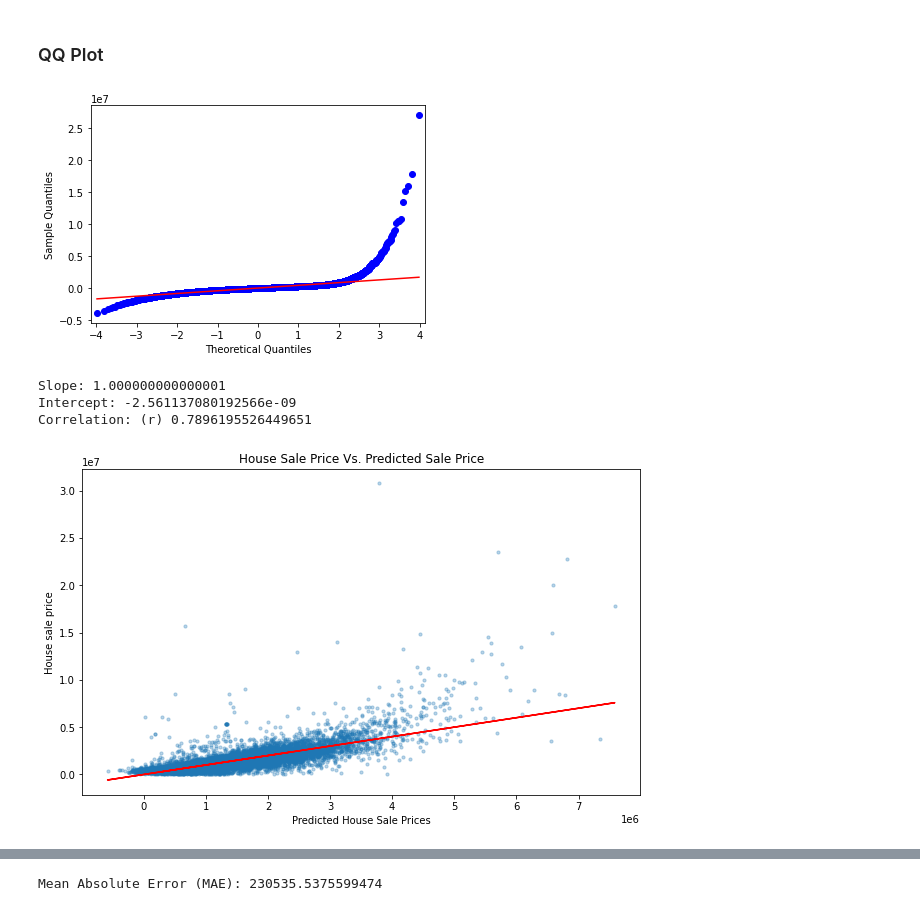
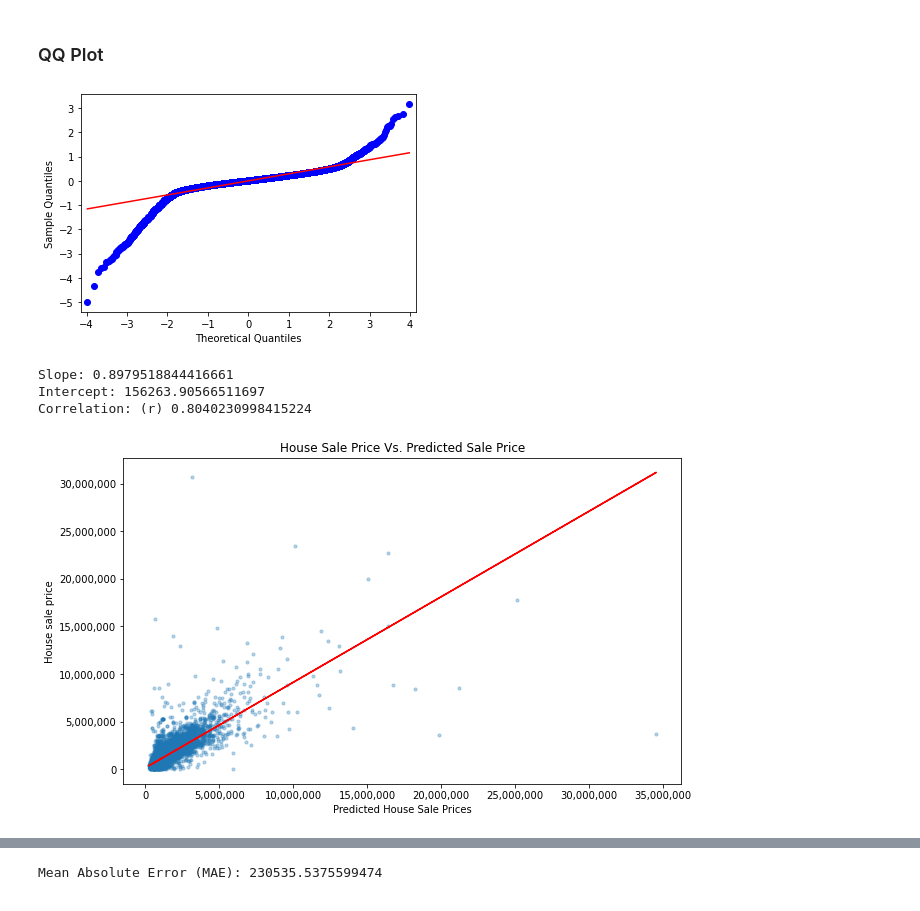
Before and after one commit to drykvf/Housing-Project, a Jupyter notebook: Final_notebook_draft.ipynb, the cells around one changed output, grey strips where cells are left out. Cells and saved outputs as stored; diff of their text form; code cells hidden in the pictures.

```diff
--- a/Final_notebook_draft.ipynb
+++ b/Final_notebook_draft.ipynb
@@ -198,6 +198,8 @@ def for_dummies(df,columns):
     if isinstance(columns, str):
         columns = [columns]
     for column in columns:
+        if isinstance(df[column], object) == False:
+            df[column] = df[column].astype(object)
         dropped = str(df[column].value_counts().idxmax())
         name_drop = column + '_' +dropped
         print(f'Dropped Column: {name_drop}')
@@ -206,8 +208,6 @@ def for_dummies(df,columns):
         df = df_dum
     return(df)
 # %%
-# Changing type of SCHDST for int to object
-df_clean['SCHDST'] = df_clean['SCHDST'].astype(object)
 dum_list = ['SCHDST','view', 'sewer_system']
 df_clean = for_dummies(df_clean, dum_list)
 # %% [output]
@@ -502,7 +501,7 @@ df_scale_1 = df_clean.copy()
 # seperate dummies and non-dummies, also drop out boolean values 'waterfront','greenbelt', 'nuisance'
 scale_columns = ['bedrooms','bathrooms','sqft_living','sqft_lot','floors','condition','grade','sqft_above',
                  'sqft_basement','sqft_garage','sqft_patio',
-                'yr_built','MHHI1','traffic_de','toxic_rele','hazardou_2']
+                'yr_built','MHHI1','toxic_rele','hazardou_2','traffic_de']
 df_scale = df_scale_1[scale_columns]
 df_dum = df_scale_1.drop(columns=scale_columns)
 # Fit on data
@@ -826,6 +800,7 @@ Index(['price', 'bedrooms', 'bathrooms', 'sqft_living', 'sqft_lot', 'floors',
 # %%
 # model
 
+df_full_sc['price'] = np.log(df_full_sc['price'])
 model_mlr = mlr(df_full_sc,'price', 'fit',False)
 # X constant
 X = mlr(df_full_sc,'price','x',False)
@@ -976,35 +914,45 @@ Resizing the histogram to remove outliers
 # %%
 sm.qqplot(resid, line='r');
 # %% [output]
-[figure, old version]
+[figure, new version]
 # %%
+from matplotlib.ticker import StrMethodFormatter, FuncFormatter
+
 fig, ax = plt.subplots(figsize=(10,6))
 
-# if Y is df_clean5['price']:
-# x_pre = np.exp(model_mlr.predict(X))
-# y_pre = np.exp(Y)
-# elif Y == df_full_sc['price']:
 
-x_pre = model_mlr.predict(X)
-y_pre = Y
+x_pre = np.exp(model_mlr.predict(X))
+y_pre = np.exp(Y)
+
+
+# x_pre = model_mlr.predict(X)
+# y_pre = Y
 
 
 
 ax.scatter(x_pre, y_pre,s=10,alpha=.3)
+
+# Removing scientific notation
+ax.ticklabel_format(useOffset=False, style='plain')
+
+# Set the major formatter and use fstring notation to adjust the axes
+ax.xaxis.set_major_formatter(StrMethodFormatter('{x:,.0f}'))
+ax.yaxis.set_major_formatter(StrMethodFormatter('{x:,.0f}'))
 
 slope, intercept, r, p, se = linregress(x_pre,y_pre)
 lin_r = linregress(x_pre, y_pre)
 plt.plot(x_pre, lin_r.intercept + lin_r.slope*x_pre, 'r')
 
 print('Slope:', slope)
 print('Intercept:', intercept)
 print('Correlation: (r)', r)
 
 ax.set_xlabel('Predicted House Sale Prices')
 ax.set_ylabel('House sale price')
 ax.set_title('House Sale Price Vs. Predicted Sale Price');
+# plt.savefig('Group_plots/saleprice_predictedprice.png', dpi=100)
 # %% [output]
-Slope: 1.000000000000001
-Intercept: -2.561137080192566e-09
-Correlation: (r) 0.7896195526449651
+Slope: 0.8979518844416661
+Intercept: 156263.90566511697
+Correlation: (r) 0.8040230998415224
-[figure, old version]
+[figure, new version]
```
Also changed, not shown: parts of 31 cells of this notebook, 7 other files.
